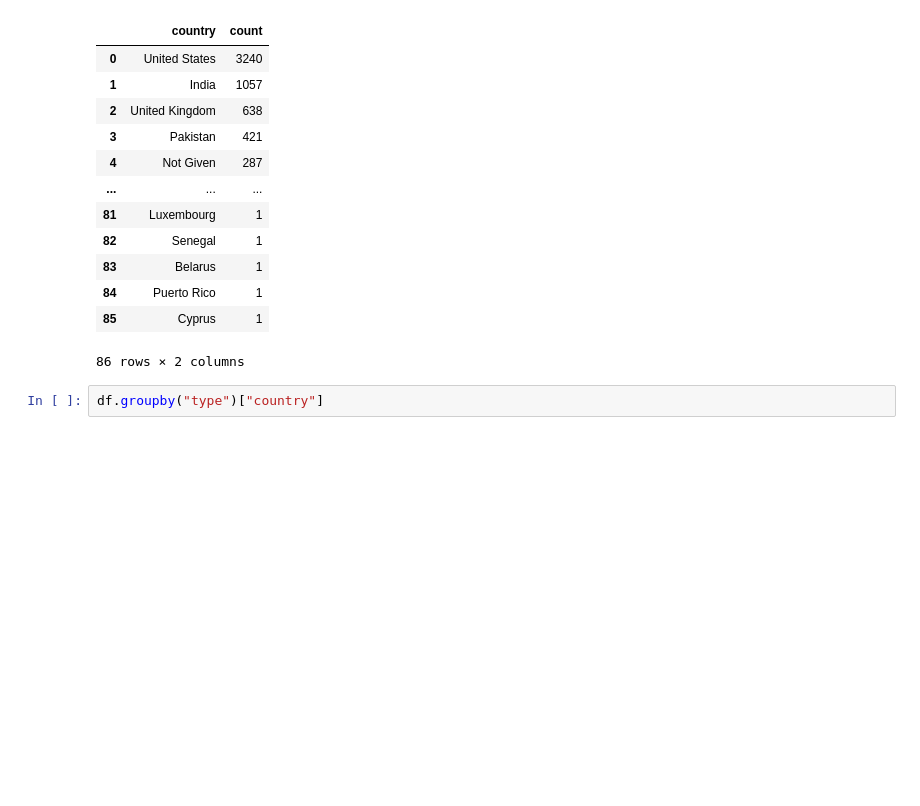
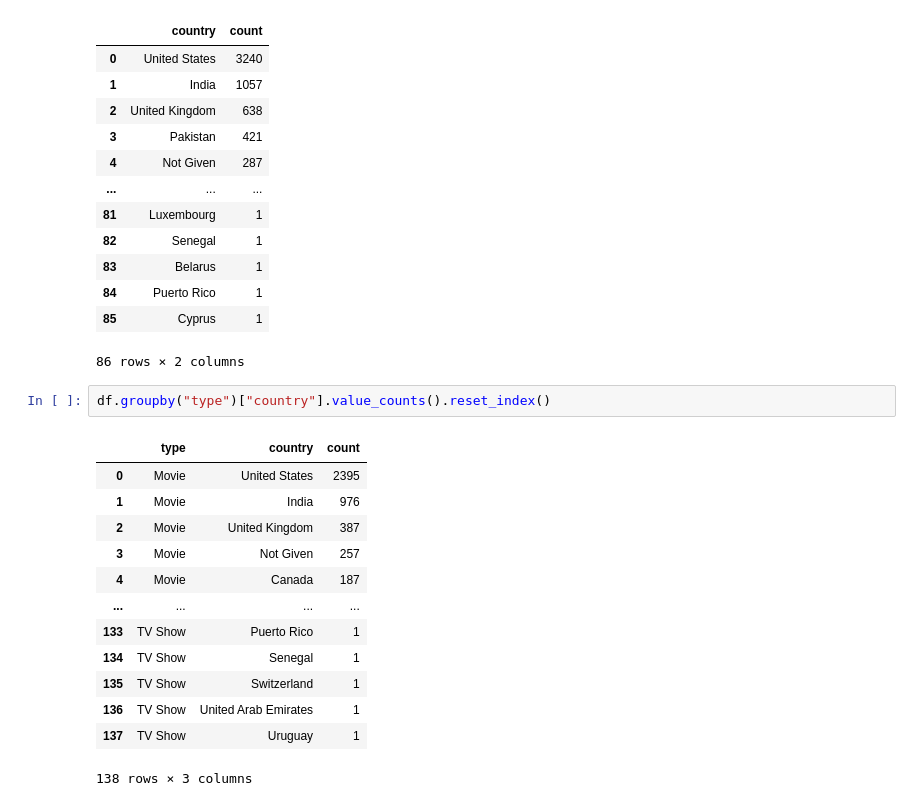
Before and after one commit to Dani-8/Netflix-Data-Analysis, a Jupyter notebook: Netflix-Data-Analysis.ipynb, the cells around one changed output. Saved outputs shown, nothing was run; the diff lists cells and outputs as text; blank space fills up the shorter version.

```diff
--- a/Netflix-Data-Analysis.ipynb
+++ b/Netflix-Data-Analysis.ipynb
@@ -153,4 +153,18 @@ countries
 | 85 | Cyprus | 1 |
 86 rows × 2 columns
 # %%
-df.groupby("type")["country"]
+df.groupby("type")["country"].value_counts().reset_index()
+# %% [output]
+|  | type | country | count |
+| 0 | Movie | United States | 2395 |
+| 1 | Movie | India | 976 |
+| 2 | Movie | United Kingdom | 387 |
+| 3 | Movie | Not Given | 257 |
+| 4 | Movie | Canada | 187 |
+| ... | ... | ... | ... |
+| 133 | TV Show | Puerto Rico | 1 |
+| 134 | TV Show | Senegal | 1 |
+| 135 | TV Show | Switzerland | 1 |
+| 136 | TV Show | United Arab Emirates | 1 |
+| 137 | TV Show | Uruguay | 1 |
+138 rows × 3 columns
```
Also changed, not shown: parts of 3 cells of this notebook.
